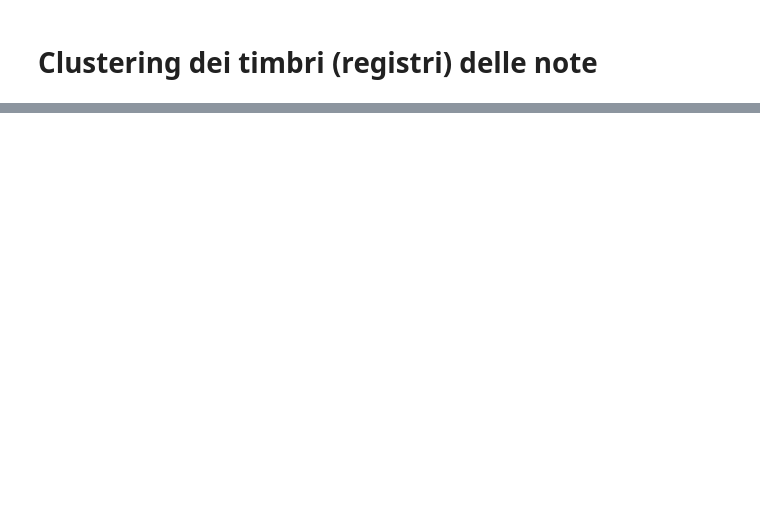
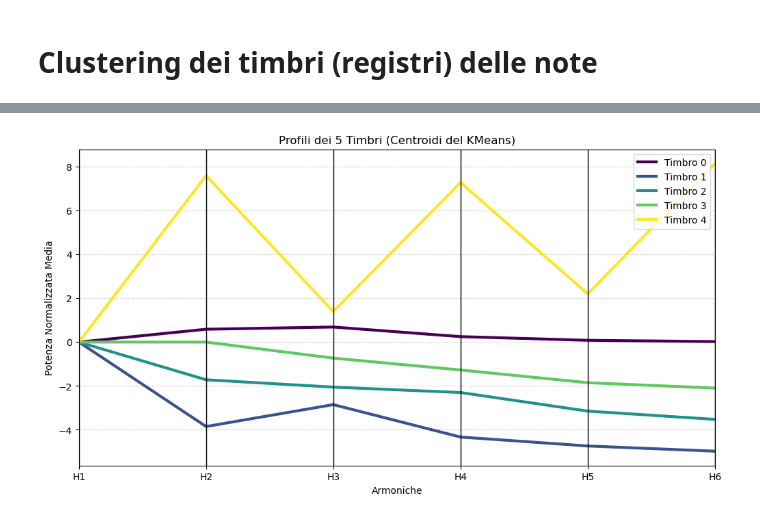
Before and after one commit to maddoc-g/3_organ_clustering, a Jupyter notebook: clustering.ipynb, the cells around one changed output, grey strips where cells are left out. Cells and saved outputs as stored; diff of their text form; code cells hidden in the pictures; blank space fills up the shorter version.

```diff
--- a/clustering.ipynb
+++ b/clustering.ipynb
@@ -37,0 +41,25 @@ plt.show()
+# %%
+# 1. Estrai i centroidi dal modello K-Means
+# Questa matrice avrà 5 righe (i cluster) e 6 colonne (le armoniche)
+centroidi = kmeans.cluster_centers_
+
+# 2. Crea le etichette per le colonne e per i cluster
+columns = [f'H{i+1}' for i in range(6)]
+df_centroidi = pd.DataFrame(centroidi, columns=columns)
+
+# Diamo un nome ai 5 timbri
+df_centroidi['Timbro'] = ['Timbro 0', 'Timbro 1', 'Timbro 2', 'Timbro 3', 'Timbro 4']
+
+# 3. Plottiamo SOLO i centroidi
+plt.figure(figsize=(12, 6))
+
+# Non ci serve l'alpha qui, vogliamo linee belle marcate (linewidth=3)
+parallel_coordinates(df_centroidi, 'Timbro', colormap='viridis', linewidth=3)
+
+plt.title('Profili dei 5 Timbri (Centroidi del KMeans)')
+plt.ylabel('Potenza Normalizzata Media')
+plt.xlabel('Armoniche')
+plt.grid(axis='y', linestyle='--', alpha=0.5)
+plt.show()
+# %% [output]
+[figure, added]
```
Also changed, not shown: parts of 2 cells of this notebook.
